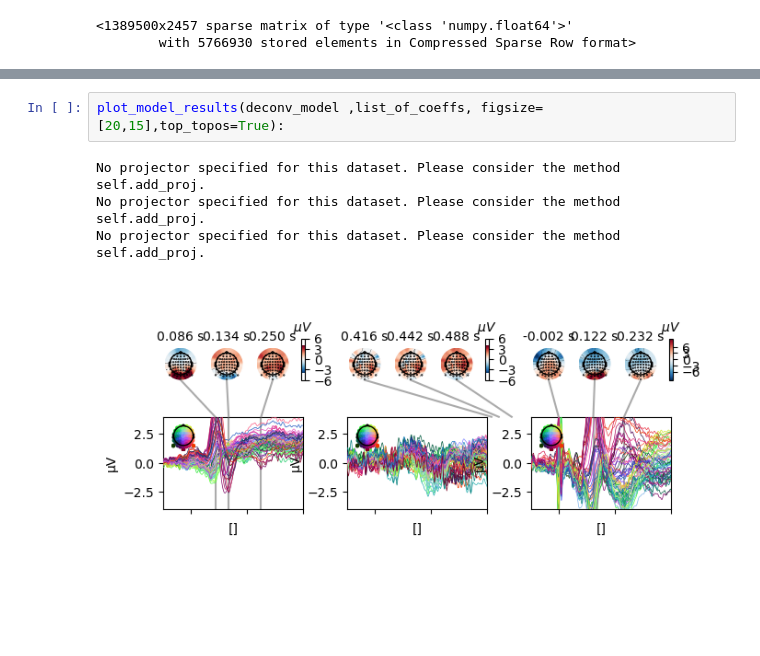
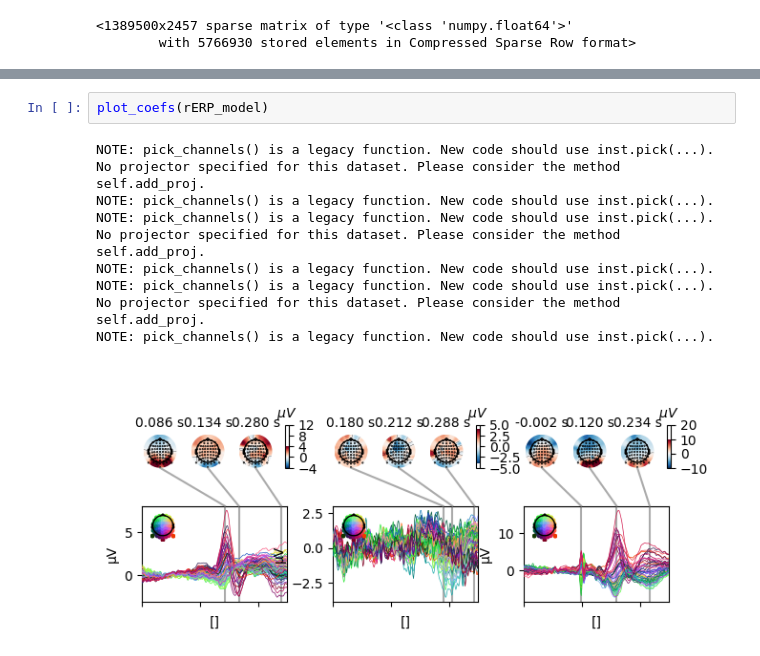
Before and after one commit to incubodac/PyDeconv, a Jupyter notebook: test.ipynb, the cells around one changed output, grey strips where cells are left out. Cells and saved outputs as stored; diff of their text form; blank space fills up the shorter version.

Commit message:
plot_coef method correction

```diff
--- a/test.ipynb
+++ b/test.ipynb
@@ -158,8 +158,14 @@ No projector specified for this dataset. Please consider the method self.add_pro
-# %%
-plot_model_results(deconv_model ,list_of_coeffs, figsize=[20,15],top_topos=True):
-# %% [output]
-No projector specified for this dataset. Please consider the method self.add_proj.
-No projector specified for this dataset. Please consider the method self.add_proj.
-No projector specified for this dataset. Please consider the method self.add_proj.
-[figure, removed]
+# %%
+plot_coefs(rERP_model)
+# %% [output]
+NOTE: pick_channels() is a legacy function. New code should use inst.pick(...).
+No projector specified for this dataset. Please consider the method self.add_proj.
+NOTE: pick_channels() is a legacy function. New code should use inst.pick(...).
+NOTE: pick_channels() is a legacy function. New code should use inst.pick(...).
+No projector specified for this dataset. Please consider the method self.add_proj.
+NOTE: pick_channels() is a legacy function. New code should use inst.pick(...).
+NOTE: pick_channels() is a legacy function. New code should use inst.pick(...).
+No projector specified for this dataset. Please consider the method self.add_proj.
+NOTE: pick_channels() is a legacy function. New code should use inst.pick(...).
+[figure, added]
 # %%
```
Also changed, not shown: parts of 4 cells of this notebook, 5 other files.
